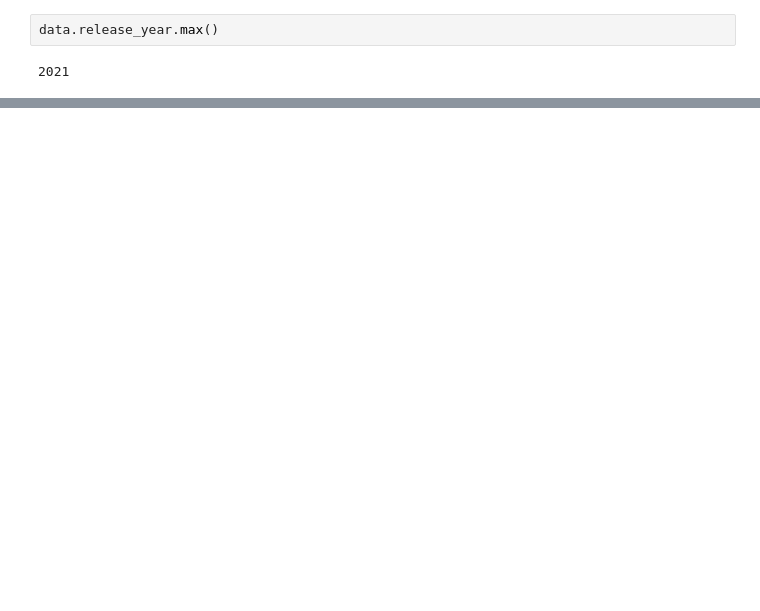
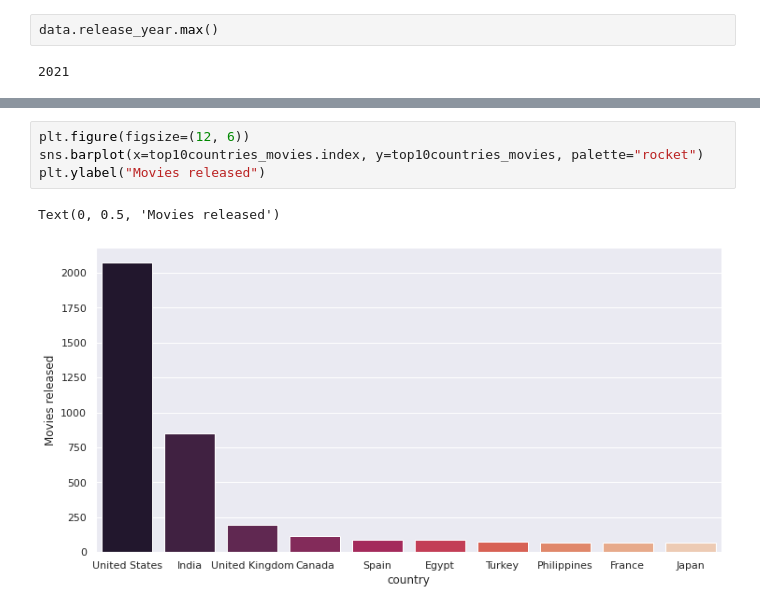
Before and after one commit to anasabbad/Netflix-Movies-and-TV-Shows-Clustering, a Jupyter notebook: NETFLIX_MOVIES_AND_TV_SHOWS_CLUSTERING.ipynb, the cells around one changed output, grey strips where cells are left out. Drawn from its saved outputs; the diff is of its cells as text; blank space fills up the shorter version.

```diff
--- a/NETFLIX_MOVIES_AND_TV_SHOWS_CLUSTERING.ipynb
+++ b/NETFLIX_MOVIES_AND_TV_SHOWS_CLUSTERING.ipynb
@@ -256,0 +317,7 @@ plt.show()
+# %%
+plt.figure(figsize=(12, 6))
+sns.barplot(x=top10countries_movies.index, y=top10countries_movies, palette="rocket")
+plt.ylabel("Movies released")
+# %% [output]
+Text(0, 0.5, 'Movies released')
+[figure, added]
```
Also changed, not shown: parts of 44 cells of this notebook.
